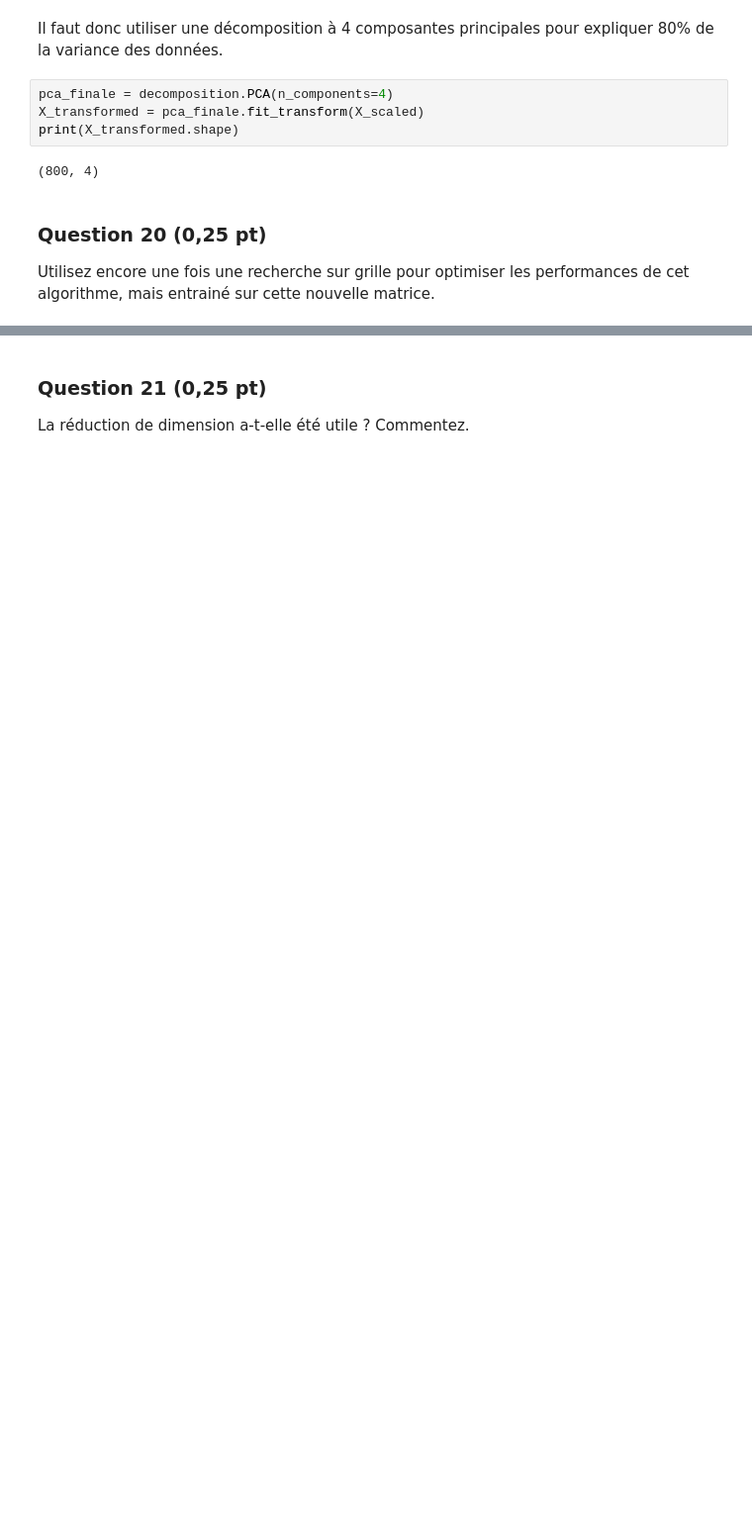
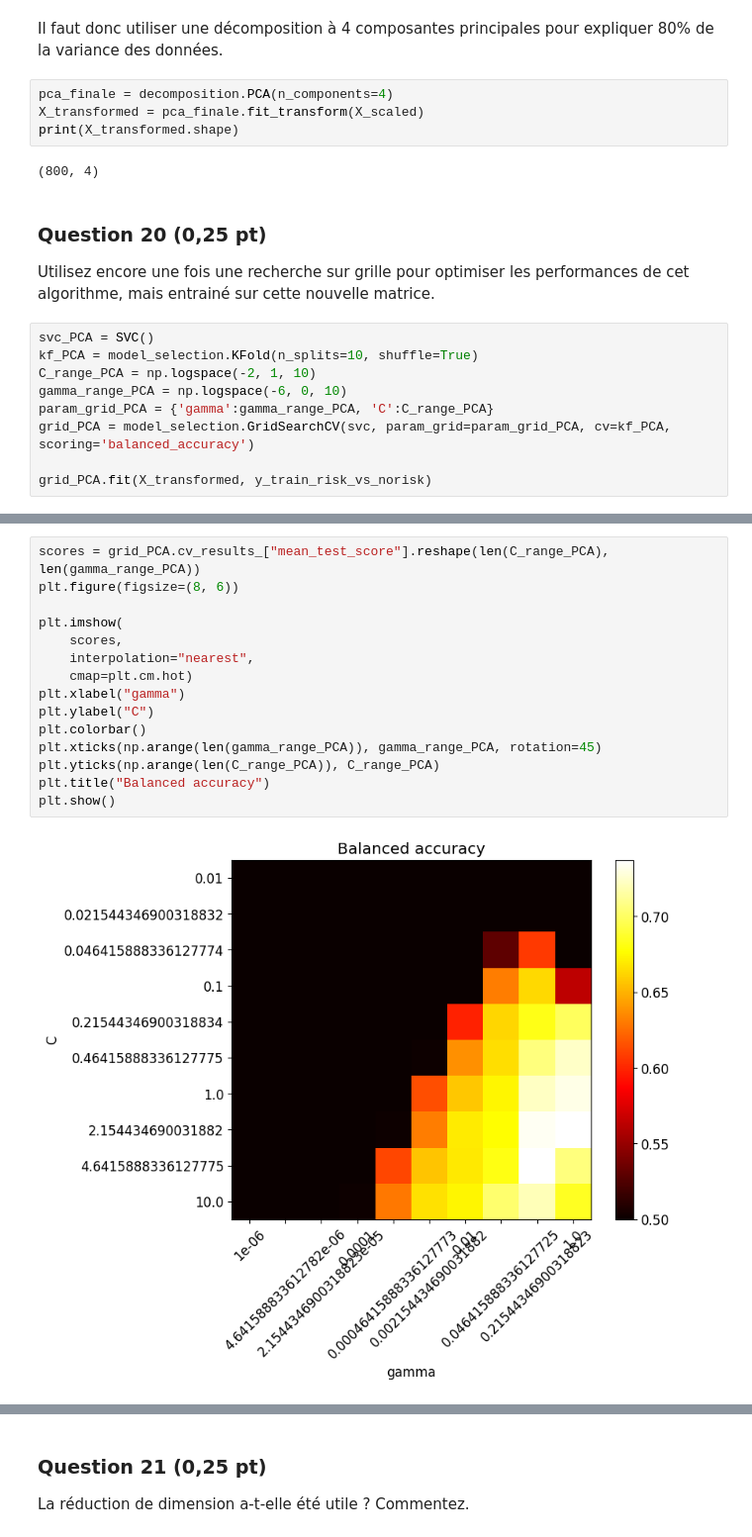
Before and after one commit to comemazelier/projet-sdd, a Jupyter notebook: Projet.ipynb, the cells around one changed output, grey strips where cells are left out. Shown at 99% size. Drawn from its saved outputs; the diff is of its cells as text; blank space fills up the shorter version.

```diff
--- a/Projet.ipynb
+++ b/Projet.ipynb
@@ -716,3 +716,12 @@ print(X_transformed.shape)
 # %% [markdown]
 ### Question 20 (0,25 pt)
 Utilisez encore une fois une recherche sur grille pour optimiser les performances de cet algorithme, mais entrainé sur cette nouvelle matrice.
+# %%
+svc_PCA = SVC()
+kf_PCA = model_selection.KFold(n_splits=10, shuffle=True)
+C_range_PCA = np.logspace(-2, 1, 10)
+gamma_range_PCA = np.logspace(-6, 0, 10)
+param_grid_PCA = {'gamma':gamma_range_PCA, 'C':C_range_PCA}
+grid_PCA = model_selection.GridSearchCV(svc, param_grid=param_grid_PCA, cv=kf_PCA, scoring='balanced_accuracy')
+
+grid_PCA.fit(X_transformed, y_train_risk_vs_norisk)
@@ -718,0 +737,17 @@ Utilisez encore une fois une recherche sur grille pour optimiser les performance
+# %%
+scores = grid_PCA.cv_results_["mean_test_score"].reshape(len(C_range_PCA), len(gamma_range_PCA))
+plt.figure(figsize=(8, 6))
+
+plt.imshow(
+    scores,
+    interpolation="nearest",
+    cmap=plt.cm.hot)
+plt.xlabel("gamma")
+plt.ylabel("C")
+plt.colorbar()
+plt.xticks(np.arange(len(gamma_range_PCA)), gamma_range_PCA, rotation=45)
+plt.yticks(np.arange(len(C_range_PCA)), C_range_PCA)
+plt.title("Balanced accuracy")
+plt.show()
+# %% [output]
+[figure, added]
```
Also changed, not shown: parts of 4 cells of this notebook.
